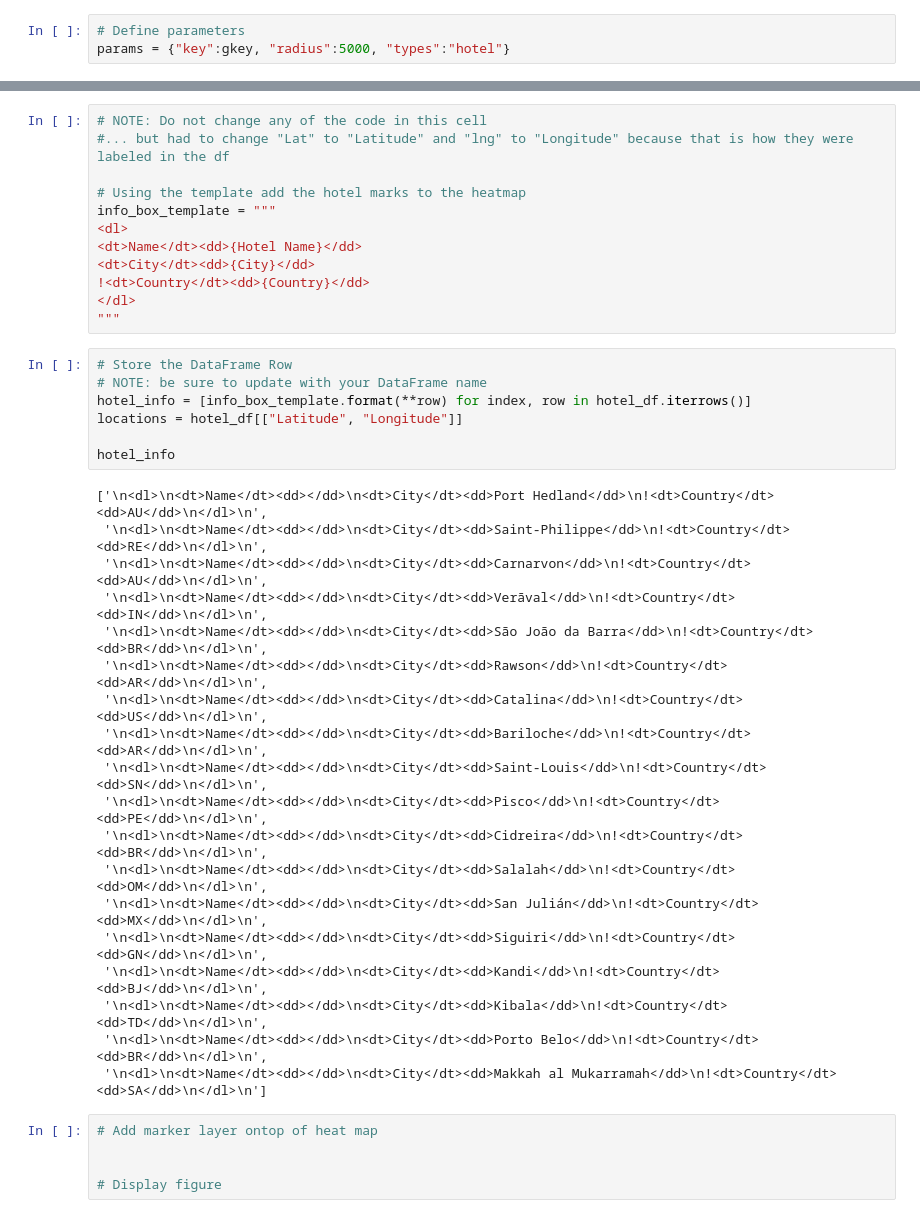
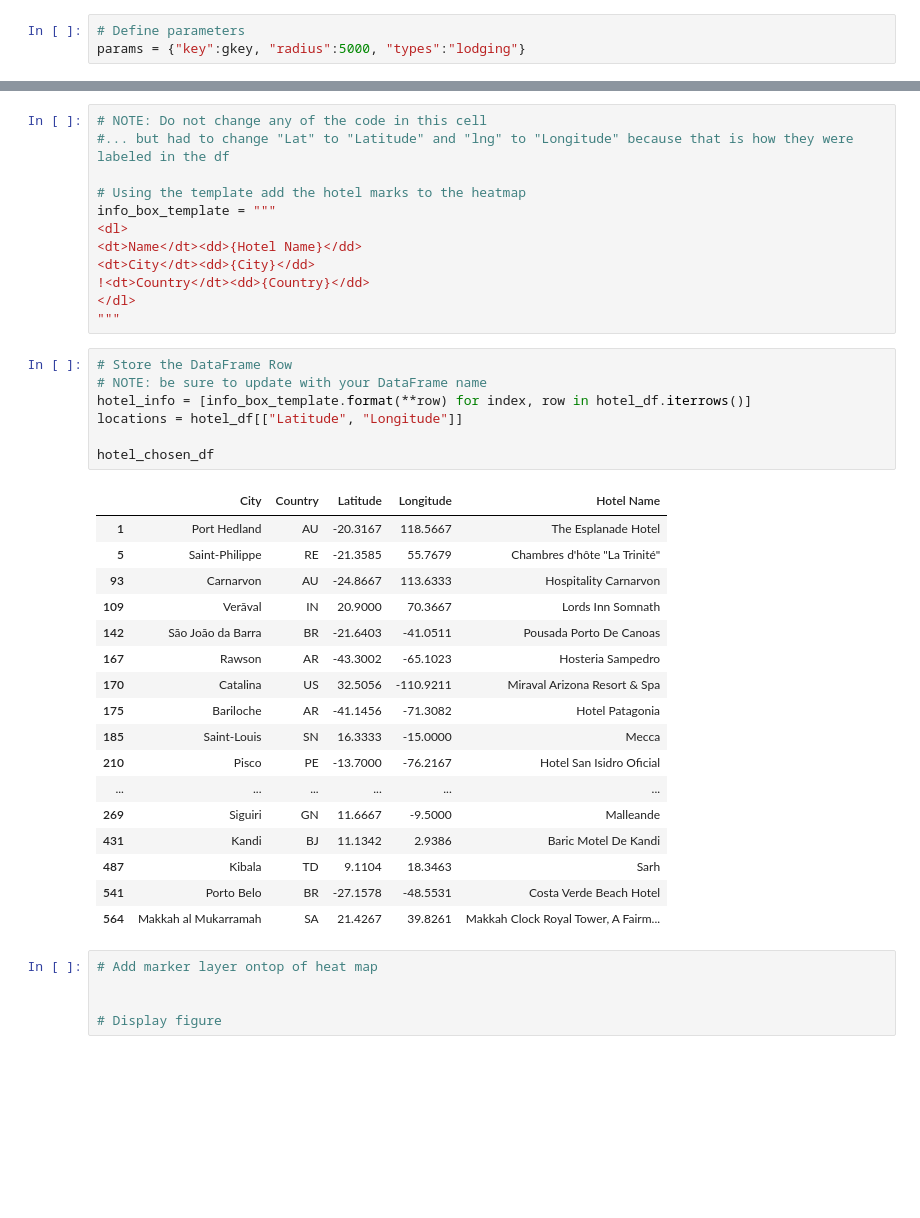
Before and after one commit to klharp/Python-API-WeatherPy-VacationPy, a Jupyter notebook: VacationPy/VacationPy.ipynb, the cells around one changed output, grey strips where cells are left out. Drawn from its saved outputs; the diff is of its cells as text; blank space fills up the shorter version.

Commit message:
hotels locating properly after help from TA Farshad

```diff
--- a/VacationPy/VacationPy.ipynb
+++ b/VacationPy/VacationPy.ipynb
@@ -145,7 +131,7 @@ hotel_chosen_df
 | 564 | Makkah al Mukarramah | SA | 21.4267 | 39.8261 |  |
 # %%
 # Define parameters
-params = {"key":gkey, "radius":5000, "types":"hotel"}
+params = {"key":gkey, "radius":5000, "types":"lodging"}
 # %%
 # Iterate over the rows
 for index, row in hotel_chosen_df.iterrows():
@@ -208,29 +194,28 @@ info_box_template = """
 # %%
 # Store the DataFrame Row
 # NOTE: be sure to update with your DataFrame name
 hotel_info = [info_box_template.format(**row) for index, row in hotel_df.iterrows()]
 locations = hotel_df[["Latitude", "Longitude"]]
 
-hotel_info
+hotel_chosen_df
 # %% [output]
-['\n<dl>\n<dt>Name</dt><dd></dd>\n<dt>City</dt><dd>Port Hedland</dd>\n!<dt>Country</dt><dd>AU</dd>\n</dl>\n',
- '\n<dl>\n<dt>Name</dt><dd></dd>\n<dt>City</dt><dd>Saint-Philippe</dd>\n!<dt>Country</dt><dd>RE</dd>\n</dl>\n',
- '\n<dl>\n<dt>Name</dt><dd></dd>\n<dt>City</dt><dd>Carnarvon</dd>\n!<dt>Country</dt><dd>AU</dd>\n</dl>\n',
- '\n<dl>\n<dt>Name</dt><dd></dd>\n<dt>City</dt><dd>Verāval</dd>\n!<dt>Country</dt><dd>IN</dd>\n</dl>\n',
- '\n<dl>\n<dt>Name</dt><dd></dd>\n<dt>City</dt><dd>São João da Barra</dd>\n!<dt>Country</dt><dd>BR</dd>\n</dl>\n',
- '\n<dl>\n<dt>Name</dt><dd></dd>\n<dt>City</dt><dd>Rawson</dd>\n!<dt>Country</dt><dd>AR</dd>\n</dl>\n',
- '\n<dl>\n<dt>Name</dt><dd></dd>\n<dt>City</dt><dd>Catalina</dd>\n!<dt>Country</dt><dd>US</dd>\n</dl>\n',
- '\n<dl>\n<dt>Name</dt><dd></dd>\n<dt>City</dt><dd>Bariloche</dd>\n!<dt>Country</dt><dd>AR</dd>\n</dl>\n',
- '\n<dl>\n<dt>Name</dt><dd></dd>\n<dt>City</dt><dd>Saint-Louis</dd>\n!<dt>Country</dt><dd>SN</dd>\n</dl>\n',
- '\n<dl>\n<dt>Name</dt><dd></dd>\n<dt>City</dt><dd>Pisco</dd>\n!<dt>Country</dt><dd>PE</dd>\n</dl>\n',
- '\n<dl>\n<dt>Name</dt><dd></dd>\n<dt>City</dt><dd>Cidreira</dd>\n!<dt>Country</dt><dd>BR</dd>\n</dl>\n',
- '\n<dl>\n<dt>Name</dt><dd></dd>\n<dt>City</dt><dd>Salalah</dd>\n!<dt>Country</dt><dd>OM</dd>\n</dl>\n',
- '\n<dl>\n<dt>Name</dt><dd></dd>\n<dt>City</dt><dd>San Julián</dd>\n!<dt>Country</dt><dd>MX</dd>\n</dl>\n',
- '\n<dl>\n<dt>Name</dt><dd></dd>\n<dt>City</dt><dd>Siguiri</dd>\n!<dt>Country</dt><dd>GN</dd>\n</dl>\n',
- '\n<dl>\n<dt>Name</dt><dd></dd>\n<dt>City</dt><dd>Kandi</dd>\n!<dt>Country</dt><dd>BJ</dd>\n</dl>\n',
- '\n<dl>\n<dt>Name</dt><dd></dd>\n<dt>City</dt><dd>Kibala</dd>\n!<dt>Country</dt><dd>TD</dd>\n</dl>\n',
- '\n<dl>\n<dt>Name</dt><dd></dd>\n<dt>City</dt><dd>Porto Belo</dd>\n!<dt>Country</dt><dd>BR</dd>\n</dl>\n',
- '\n<dl>\n<dt>Name</dt><dd></dd>\n<dt>City</dt><dd>Makkah al Mukarramah</dd>\n!<dt>Country</dt><dd>SA</dd>\n</dl>\n']
+|  | City | Country | Latitude | Longitude | Hotel Name |
+| 1 | Port Hedland | AU | -20.3167 | 118.5667 | The Esplanade Hotel |
+| 5 | Saint-Philippe | RE | -21.3585 | 55.7679 | Chambres d'hôte "La Trinité" |
+| 93 | Carnarvon | AU | -24.8667 | 113.6333 | Hospitality Carnarvon |
+| 109 | Verāval | IN | 20.9000 | 70.3667 | Lords Inn Somnath |
+| 142 | São João da Barra | BR | -21.6403 | -41.0511 | Pousada Porto De Canoas |
+| 167 | Rawson | AR | -43.3002 | -65.1023 | Hosteria Sampedro |
+| 170 | Catalina | US | 32.5056 | -110.9211 | Miraval Arizona Resort & Spa |
+| 175 | Bariloche | AR | -41.1456 | -71.3082 | Hotel Patagonia |
+| 185 | Saint-Louis | SN | 16.3333 | -15.0000 | Mecca |
+| 210 | Pisco | PE | -13.7000 | -76.2167 | Hotel San Isidro Oficial |
+| ... | ... | ... | ... | ... | ... |
+| 269 | Siguiri | GN | 11.6667 | -9.5000 | Malleande |
+| 431 | Kandi | BJ | 11.1342 | 2.9386 | Baric Motel De Kandi |
+| 487 | Kibala | TD | 9.1104 | 18.3463 | Sarh |
+| 541 | Porto Belo | BR | -27.1578 | -48.5531 | Costa Verde Beach Hotel |
+| 564 | Makkah al Mukarramah | SA | 21.4267 | 39.8261 | Makkah Clock Royal Tower, A Fairm... |
 # %%
 # Add marker layer ontop of heat map
 
```
Also changed, not shown: parts of 6 cells of this notebook, 1 other file.
